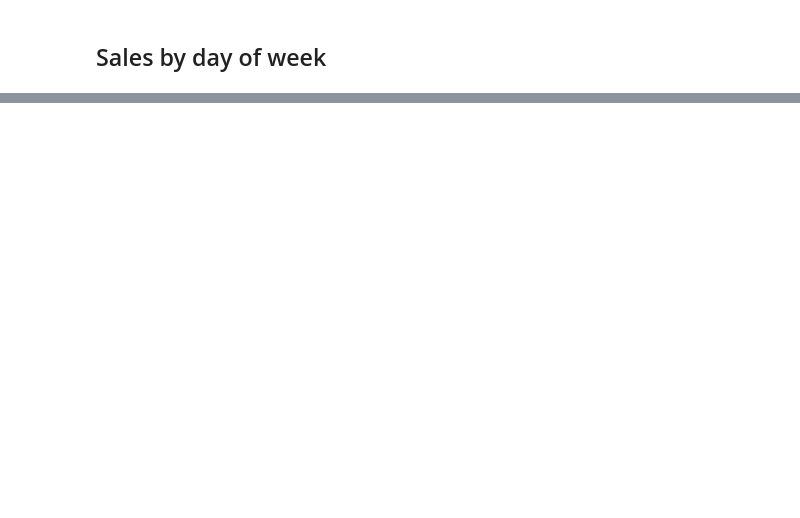
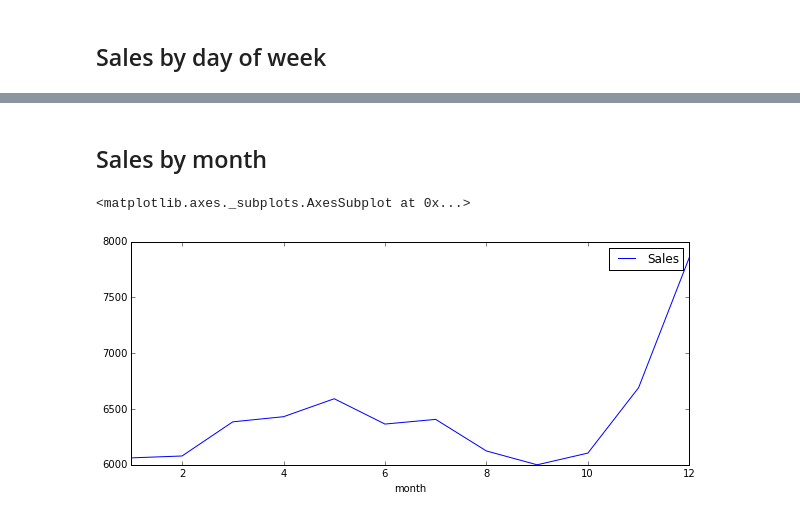
Before and after one commit to klangner/rossmann, a Jupyter notebook: notebook/Exploratory Analysis.ipynb, the cells around one changed output, grey strips where cells are left out. Drawn from its saved outputs; the diff is of its cells as text; code cells hidden in the pictures; blank space fills up the shorter version.

```diff
--- a/notebook/Exploratory Analysis.ipynb
+++ b/notebook/Exploratory Analysis.ipynb
@@ -68,0 +87,8 @@ df.plot()
+# %% [markdown]
+## Sales by month
+# %%
+df = train[['month', 'Sales']].groupby('month').median()
+df.plot()
+# %% [output]
+<matplotlib.axes._subplots.AxesSubplot at 0x...>
+[figure, added]
```
Also changed, not shown: parts of 11 cells of this notebook, 4 other files.
